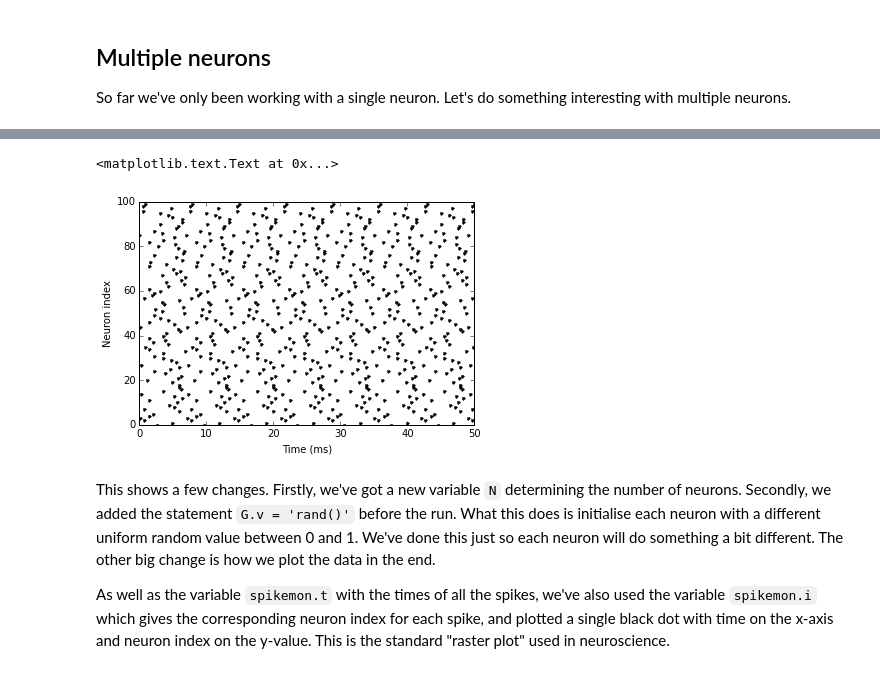
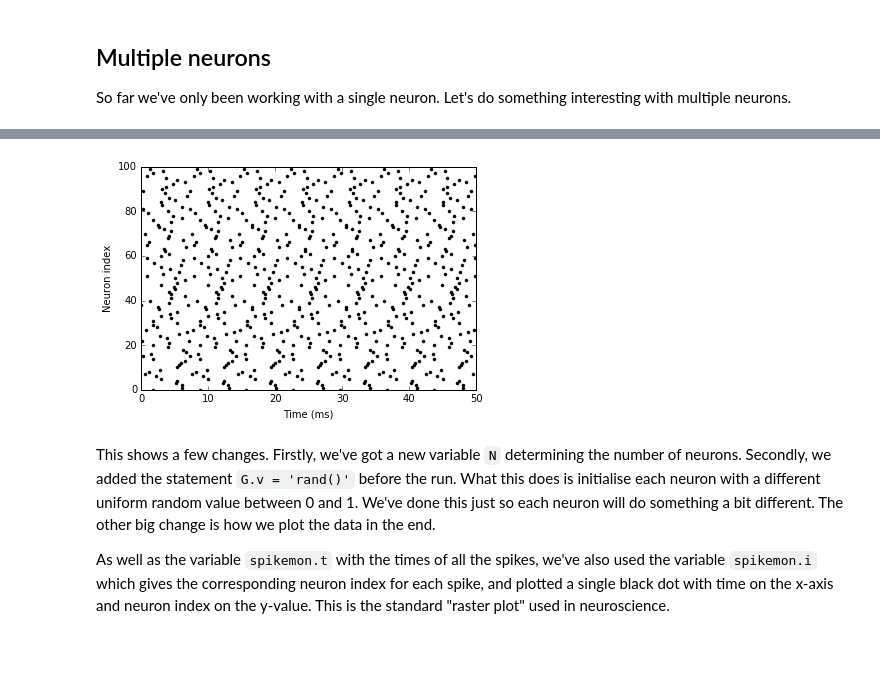
Before and after one commit to brian-team/brian2-doc-resources, a Jupyter notebook: tutorials/1-intro-to-brian-neurons.ipynb, the cells around one changed output, grey strips where cells are left out. Cells and saved outputs as stored; diff of their text form; code cells hidden in the pictures.

```diff
--- a/tutorials/1-intro-to-brian-neurons.ipynb
+++ b/tutorials/1-intro-to-brian-neurons.ipynb
@@ -318,7 +311,7 @@ eqs = '''
 dv/dt = (2-v)/tau : 1
 '''
 
-G = NeuronGroup(N, eqs, threshold='v>1', reset='v=0')
+G = NeuronGroup(N, eqs, threshold='v>1', reset='v=0', method='linear')
 G.v = 'rand()'
 
 spikemon = SpikeMonitor(G)
@@ -327,5 +320,5 @@ run(50*ms)
 
 plot(spikemon.t/ms, spikemon.i, '.k')
 xlabel('Time (ms)')
-ylabel('Neuron index')
+ylabel('Neuron index');
 # %% [output]
@@ -333,5 +325,4 @@ INFO       No numerical integration method specified for group 'neurongroup', us
-<matplotlib.text.Text at 0x...>
-[figure, old version]
+[figure, new version]
 # %% [markdown]
 This shows a few changes. Firstly, we've got a new variable ``N`` determining the number of neurons. Secondly, we added the statement ``G.v = 'rand()'`` before the run. What this does is initialise each neuron with a different uniform random value between 0 and 1. We've done this just so each neuron will do something a bit different. The other big change is how we plot the data in the end.
 
```
Also changed, not shown: parts of 27 cells of this notebook, 47 other files.
